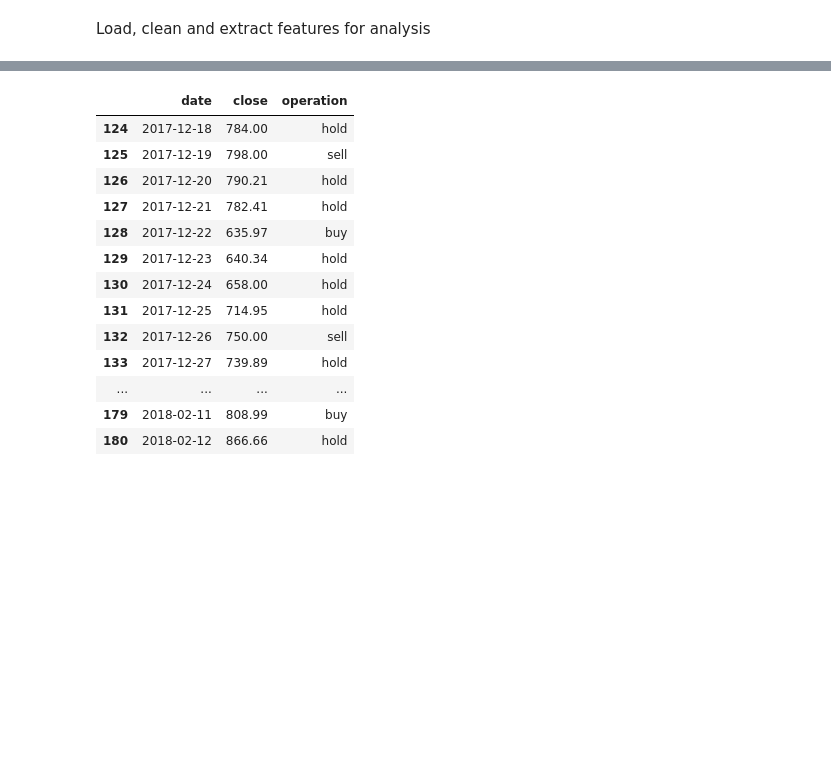
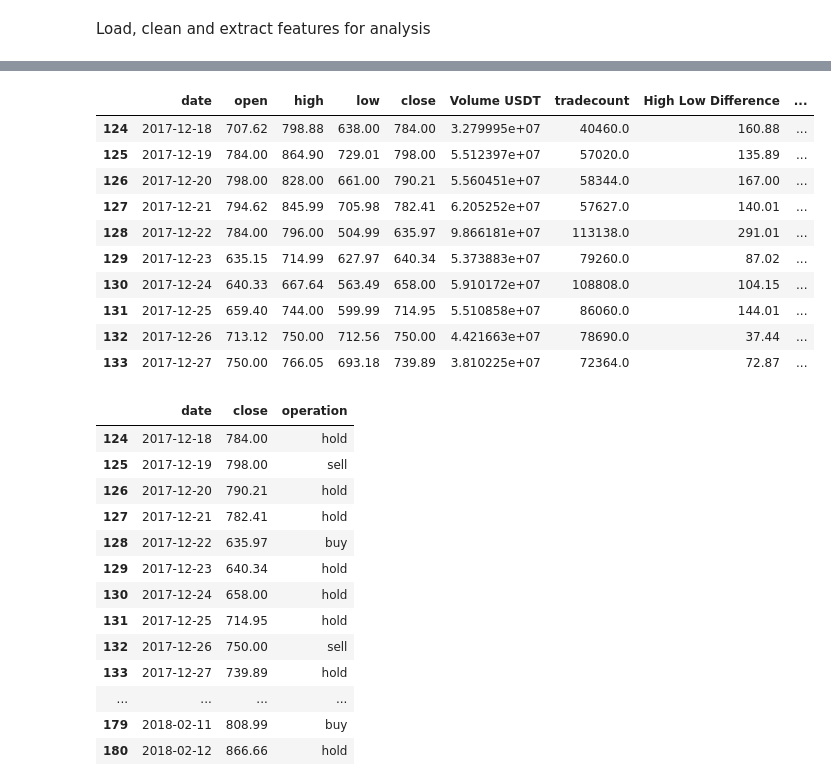
Before and after one commit to GZabalaG/crypto_bot, a Jupyter notebook: data_processor/Datafram Analysis.ipynb, the cells around one changed output, grey strips where cells are left out. Saved outputs shown, nothing was run; the diff lists cells and outputs as text; code cells hidden in the pictures; blank space fills up the shorter version.

```diff
--- a/data_processor/Datafram Analysis.ipynb
+++ b/data_processor/Datafram Analysis.ipynb
@@ -149,3 +133,18 @@ hold
+# %%
+pd.set_option('display.max_columns', None)
+crypto_df_list[0].head(10)
+# %% [output]
+|  | date | open | high | low | close | Volume USDT | tradecount | High Low Difference | ... |
+| 124 | 2017-12-18 | 707.62 | 798.88 | 638.00 | 784.00 | 3.279995e+07 | 40460.0 | 160.88 | ... |
+| 125 | 2017-12-19 | 784.00 | 864.90 | 729.01 | 798.00 | 5.512397e+07 | 57020.0 | 135.89 | ... |
+| 126 | 2017-12-20 | 798.00 | 828.00 | 661.00 | 790.21 | 5.560451e+07 | 58344.0 | 167.00 | ... |
+| 127 | 2017-12-21 | 794.62 | 845.99 | 705.98 | 782.41 | 6.205252e+07 | 57627.0 | 140.01 | ... |
+| 128 | 2017-12-22 | 784.00 | 796.00 | 504.99 | 635.97 | 9.866181e+07 | 113138.0 | 291.01 | ... |
+| 129 | 2017-12-23 | 635.15 | 714.99 | 627.97 | 640.34 | 5.373883e+07 | 79260.0 | 87.02 | ... |
+| 130 | 2017-12-24 | 640.33 | 667.64 | 563.49 | 658.00 | 5.910172e+07 | 108808.0 | 104.15 | ... |
+| 131 | 2017-12-25 | 659.40 | 744.00 | 599.99 | 714.95 | 5.510858e+07 | 86060.0 | 144.01 | ... |
+| 132 | 2017-12-26 | 713.12 | 750.00 | 712.56 | 750.00 | 4.421663e+07 | 78690.0 | 37.44 | ... |
+| 133 | 2017-12-27 | 750.00 | 766.05 | 693.18 | 739.89 | 3.810225e+07 | 72364.0 | 72.87 | ... |
 # %%
 crypto_df_list[0][['date', 'close', 'operation']].head(60)
 # %% [output]
```
Also changed, not shown: parts of 1 cell of this notebook, 3 other files.
